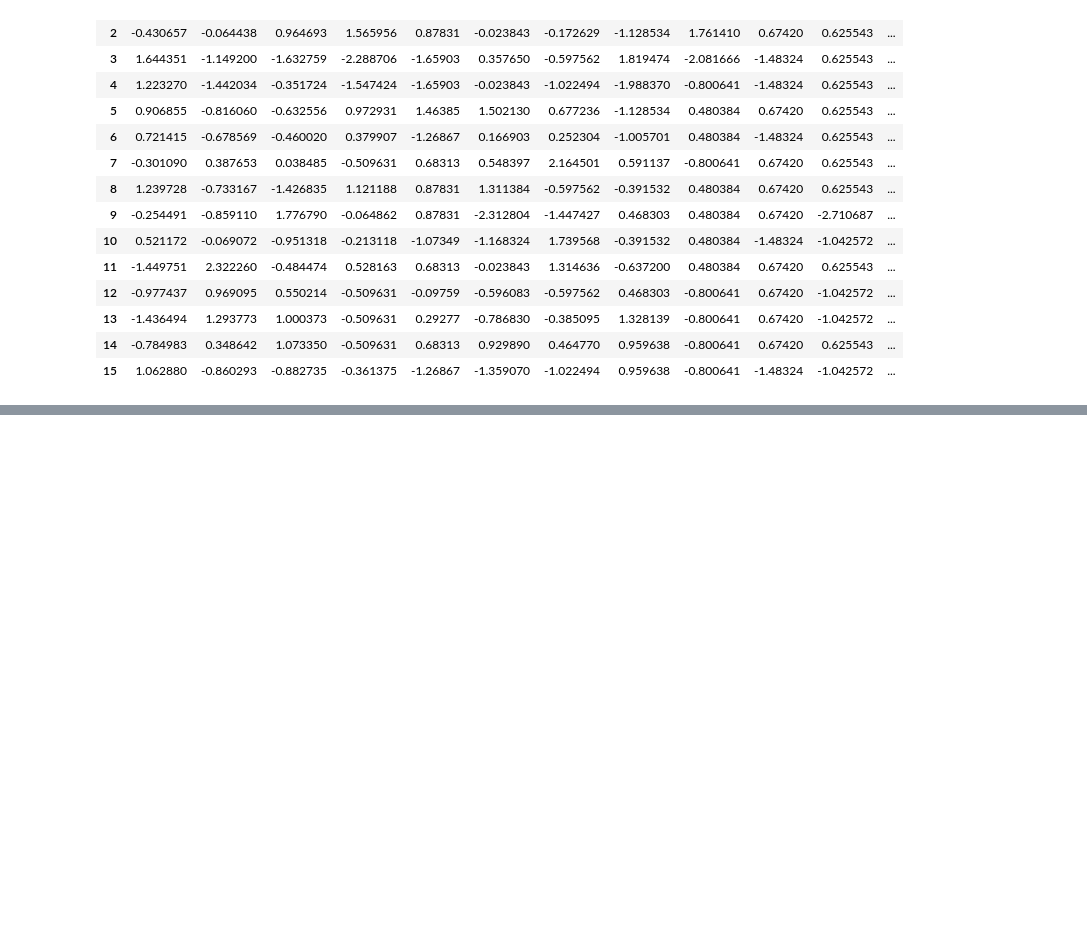
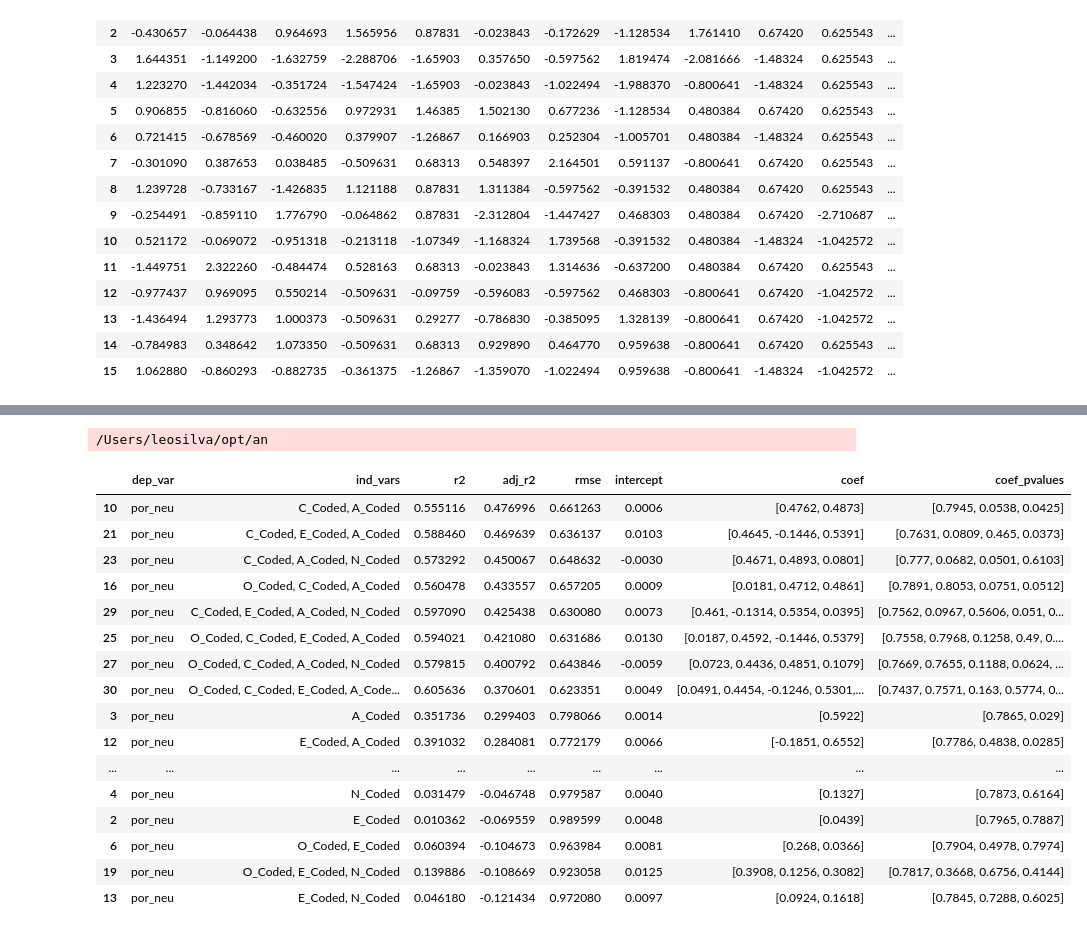
Before and after one commit to leosilva/peerj_computer_science_2022, a Jupyter notebook: Notebooks/Statistics - Linear Regression.ipynb, the cells around one changed output, grey strips where cells are left out. Saved outputs shown, nothing was run; the diff lists cells and outputs as text; code cells hidden in the pictures; blank space fills up the shorter version.

```diff
--- a/Notebooks/Statistics - Linear Regression.ipynb
+++ b/Notebooks/Statistics - Linear Regression.ipynb
@@ -1584,0 +446,22 @@ df_scaled.rcorr(method='spearman', stars=False)
+# %%
+res_df = perform_multiple_linar_regression('por_neu', combs, df_scaled)
+res_df
+# %% [output]
+/Users/leosilva/opt/an
+|  | dep_var | ind_vars | r2 | adj_r2 | rmse | intercept | coef | coef_pvalues |
+| 10 | por_neu | C_Coded, A_Coded | 0.555116 | 0.476996 | 0.661263 | 0.0006 | [0.4762, 0.4873] | [0.7945, 0.0538, 0.0425] |
+| 21 | por_neu | C_Coded, E_Coded, A_Coded | 0.588460 | 0.469639 | 0.636137 | 0.0103 | [0.4645, -0.1446, 0.5391] | [0.7631, 0.0809, 0.465, 0.0373] |
+| 23 | por_neu | C_Coded, A_Coded, N_Coded | 0.573292 | 0.450067 | 0.648632 | -0.0030 | [0.4671, 0.4893, 0.0801] | [0.777, 0.0682, 0.0501, 0.6103] |
+| 16 | por_neu | O_Coded, C_Coded, A_Coded | 0.560478 | 0.433557 | 0.657205 | 0.0009 | [0.0181, 0.4712, 0.4861] | [0.7891, 0.8053, 0.0751, 0.0512] |
+| 29 | por_neu | C_Coded, E_Coded, A_Coded, N_Coded | 0.597090 | 0.425438 | 0.630080 | 0.0073 | [0.461, -0.1314, 0.5354, 0.0395] | [0.7562, 0.0967, 0.5606, 0.051, 0... |
+| 25 | por_neu | O_Coded, C_Coded, E_Coded, A_Coded | 0.594021 | 0.421080 | 0.631686 | 0.0130 | [0.0187, 0.4592, -0.1446, 0.5379] | [0.7558, 0.7968, 0.1258, 0.49, 0.... |
+| 27 | por_neu | O_Coded, C_Coded, A_Coded, N_Coded | 0.579815 | 0.400792 | 0.643846 | -0.0059 | [0.0723, 0.4436, 0.4851, 0.1079] | [0.7669, 0.7655, 0.1188, 0.0624, ... |
+| 30 | por_neu | O_Coded, C_Coded, E_Coded, A_Code... | 0.605636 | 0.370601 | 0.623351 | 0.0049 | [0.0491, 0.4454, -0.1246, 0.5301,... | [0.7437, 0.7571, 0.163, 0.5774, 0... |
+| 3 | por_neu | A_Coded | 0.351736 | 0.299403 | 0.798066 | 0.0014 | [0.5922] | [0.7865, 0.029] |
+| 12 | por_neu | E_Coded, A_Coded | 0.391032 | 0.284081 | 0.772179 | 0.0066 | [-0.1851, 0.6552] | [0.7786, 0.4838, 0.0285] |
+| ... | ... | ... | ... | ... | ... | ... | ... | ... |
+| 4 | por_neu | N_Coded | 0.031479 | -0.046748 | 0.979587 | 0.0040 | [0.1327] | [0.7873, 0.6164] |
+| 2 | por_neu | E_Coded | 0.010362 | -0.069559 | 0.989599 | 0.0048 | [0.0439] | [0.7965, 0.7887] |
+| 6 | por_neu | O_Coded, E_Coded | 0.060394 | -0.104673 | 0.963984 | 0.0081 | [0.268, 0.0366] | [0.7904, 0.4978, 0.7974] |
+| 19 | por_neu | O_Coded, E_Coded, N_Coded | 0.139886 | -0.108669 | 0.923058 | 0.0125 | [0.3908, 0.1256, 0.3082] | [0.7817, 0.3668, 0.6756, 0.4144] |
+| 13 | por_neu | E_Coded, N_Coded | 0.046180 | -0.121434 | 0.972080 | 0.0097 | [0.0924, 0.1618] | [0.7845, 0.7288, 0.6025] |
```
Also changed, not shown: parts of 50 cells of this notebook.
